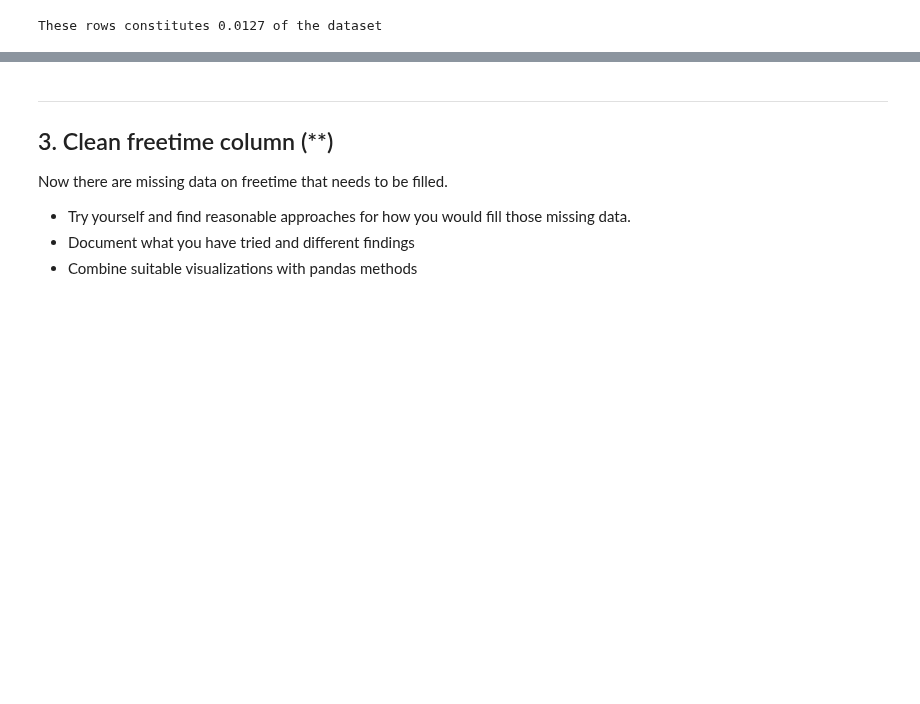
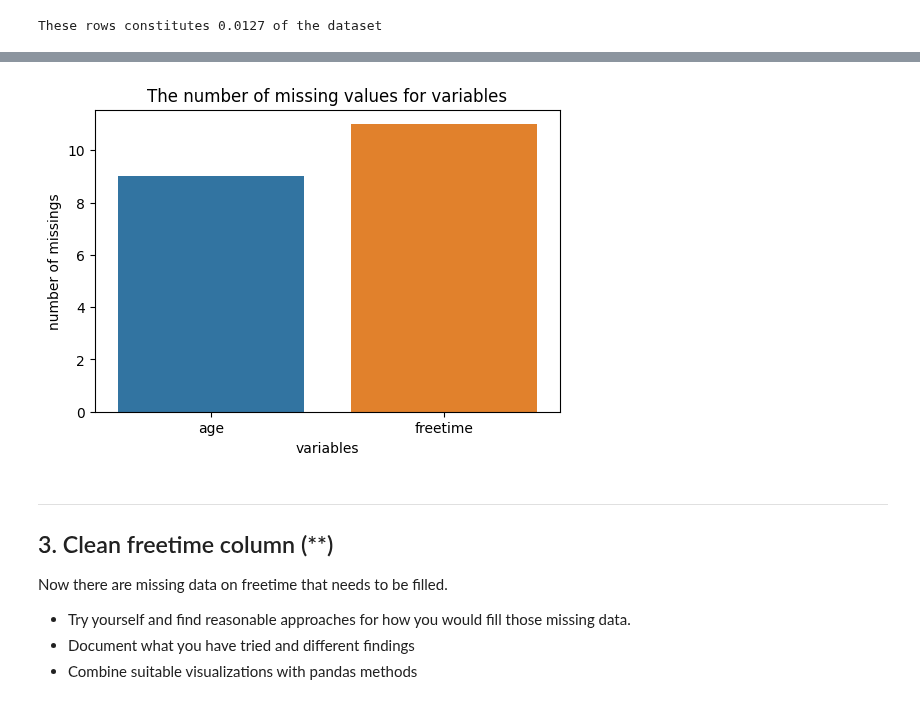
Before and after one commit to yuna-liu/Databehandling-Yuna-Liu, a Jupyter notebook: Exercises/E01_missing_aggregation/E01_missing_aggregation.ipynb, the cells around one changed output, grey strips where cells are left out. Drawn from its saved outputs; the diff is of its cells as text; code cells hidden in the pictures; blank space fills up the shorter version.

```diff
--- a/Exercises/E01_missing_aggregation/E01_missing_aggregation.ipynb
+++ b/Exercises/E01_missing_aggregation/E01_missing_aggregation.ipynb
@@ -223,8 +223,8 @@ print(f" The rows where the freetime and age is NaN: {freetime_age_missings_inde
 # %%
 # https://stackoverflow.com/questions/59349484/why-does-df-isnull-sum-work-the-way-it-does
 df_missings_across_columns = pd.DataFrame({"sum missings across columns": df_1.isna().sum(1)})
-df_missings = df_missings_across_columns[df_missings_across_columns["sum missings across columns"]>1]
-df_missings
+df_missings_pairwise = df_missings_across_columns[df_missings_across_columns["sum missings across columns"]>1]
+df_missings_pairwise
 # %% [output]
 |  | sum missings across columns |
 | 160 | 7 |
@@ -334,3 +334,7 @@ g)
 ![Age distribution vs alcohol](../assets/alcohol_age.png)
 
 </details>
+# %%
+#Now remove all pairwise missing rows and use missing-value utility function visualize the remaining NaNs.
+df_remove_missings_pairwise = df_1.drop(index=df_missings_pairwise.index)
+df_remove_missings_pairwise
@@ -337,3 +355,9 @@ g)
+# %%
+from data_utils import barplot_missing_data
+
+barplot_missing_data(df_remove_missings_pairwise)
+# %% [output]
+[figure, added]
 # %% [markdown]
 ---
 ## 3. Clean freetime column (**)
```
Also changed, not shown: parts of 3 cells of this notebook.
